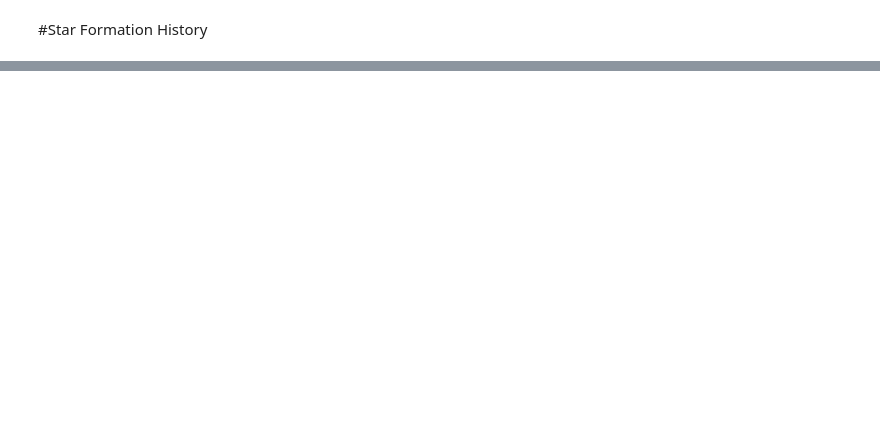
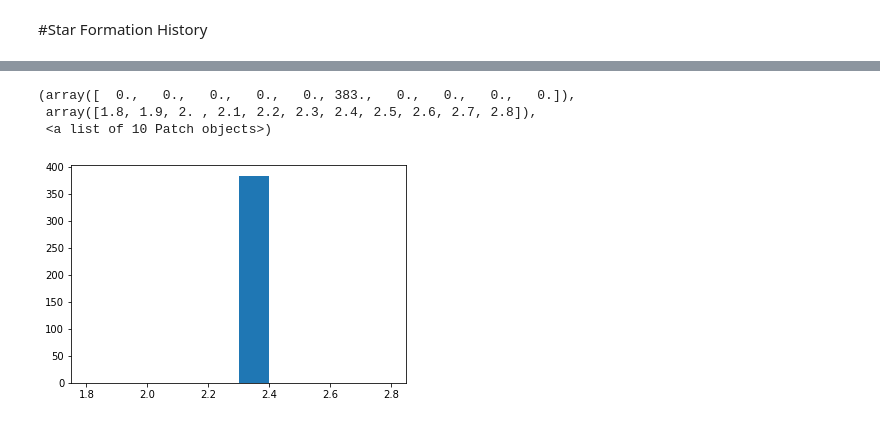
Before and after one commit to Mahdi-Abdollahii/NGC_6822, a Jupyter notebook: Star_Formation_History/NGC6822_ISO_01.ipynb, the cells around one changed output, grey strips where cells are left out. Cells and saved outputs as stored; diff of their text form; code cells hidden in the pictures; blank space fills up the shorter version.

```diff
--- a/Star_Formation_History/NGC6822_ISO_01.ipynb
+++ b/Star_Formation_History/NGC6822_ISO_01.ipynb
@@ -973,0 +976,16 @@ final_df
+# %%
+final_df['alpha'] = np.nan
+for i in final_df.index:
+  if final_df.loc[i,'M/Ms'] < 0.08 :
+     final_df.loc[i,'alpha'] = 0.3
+  elif final_df.loc[i,'M/Ms'] >= 0.5 :
+     final_df.loc[i,'alpha'] = 2.3
+  else :
+     final_df.loc[i,'alpha'] = 1.3
+# %%
+plt.hist(final_df['alpha'])
+# %% [output]
+(array([  0.,   0.,   0.,   0.,   0., 383.,   0.,   0.,   0.,   0.]),
+ array([1.8, 1.9, 2. , 2.1, 2.2, 2.3, 2.4, 2.5, 2.6, 2.7, 2.8]),
+ <a list of 10 Patch objects>)
+[figure, added]
```
Also changed, not shown: parts of 19 cells of this notebook.
